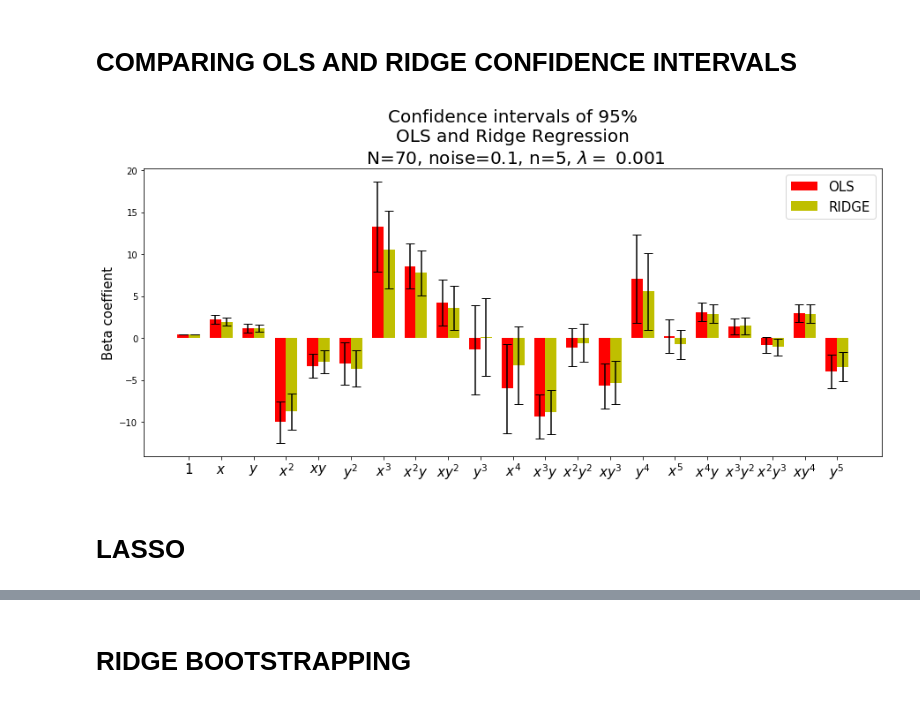
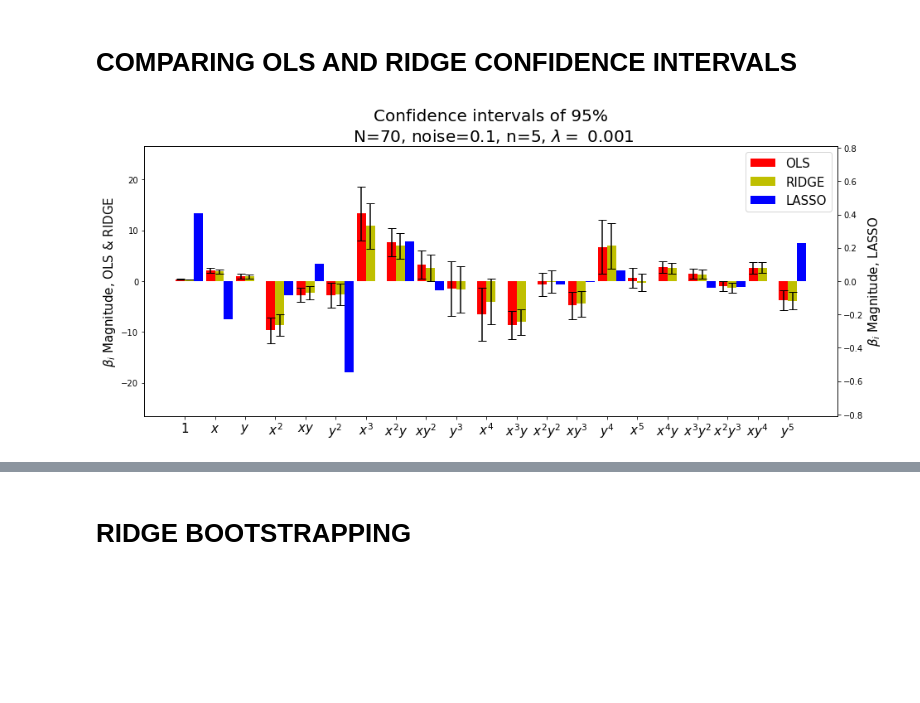
Before and after one commit to hakonbol/FYS-STK4155_AUT2020, a Jupyter notebook: Project 1/Project 1 main.ipynb, the cells around one changed output, grey strips where cells are left out. Drawn from its saved outputs; the diff is of its cells as text; code cells hidden in the pictures; blank space fills up the shorter version.

```diff
--- a/Project 1/Project 1 main.ipynb
+++ b/Project 1/Project 1 main.ipynb
@@ -146,28 +194,32 @@ The R2 for the prediciton is:
 # %%
 # Plotting the figure
 
 
 labels= ['1','$x$','$y$','$x^2$','$xy$','$y^2$','$x^3$','$x^2y$','$xy^2$','$y^3$','$x^4$',
          '$x^3y$','$x^2y^2$','$xy^3$','$y^4$','$x^5$','$x^4y$','$x^3y^2$','$x^2y^3$','$xy^4$','$y^5$']
 
 ind = np.arange(len(RIDGEbeta))
-width = 0.35
+width = 0.3
 
 fig, ax = plt.subplots(figsize=(15,6))
 rects1 = ax.bar(ind, OLSbeta, width, color = 'r', yerr=2*betavar_OLS, capsize=5)
-
 rects2 = ax.bar(ind+width, RIDGEbeta, width, color = 'y', yerr=2*betavar_RIDGE, capsize=5)
+ax2 = ax.twinx()
+rects3 = ax2.bar(ind+2*width, LASSObeta, width, color='b')
 
 
-ax.set_ylabel('Beta coeffient', fontsize=15)
+
+ax.set_ylabel(r"$\beta_i$ Magnitude, OLS & RIDGE", fontsize=15)
+ax2.set_ylabel(r"$\beta_i$ Magnitude, LASSO", fontsize=15)
+
+ax.set_ylim(-2*np.max(OLSbeta),2*np.max(OLSbeta))
+ax2.set_ylim(-2*np.max(LASSObeta),2*np.max(LASSObeta))
 ax.set_xticks(ind+width/2)
 ax.set_xticklabels(labels, fontsize=15)
-ax.set_title('Confidence intervals of 95%\nOLS and Ridge Regression\n N={}, noise={}, n={}, $\lambda =$ {}'.format(N, noisefactor,n,lamb), fontsize=20)
-ax.legend((rects1[0],rects2[0]), ('OLS', 'RIDGE'), fontsize=15)
+ax.set_title('Confidence intervals of 95%\n N={}, noise={}, n={}, $\lambda =$ {}'.format(N, noisefactor,n,lamb), fontsize=20)
+ax.legend((rects1[0],rects2[0], rects3[0]), ('OLS', 'RIDGE', 'LASSO'), fontsize=15)
 plt.show()
 
 #fig.savefig('Results/betaconfidenceRIDGE.png')
 # %% [output]
-[figure, old version]
+[figure, new version]
-# %% [markdown]
-# LASSO
```
Also changed, not shown: parts of 41 cells of this notebook, 1 other file.
